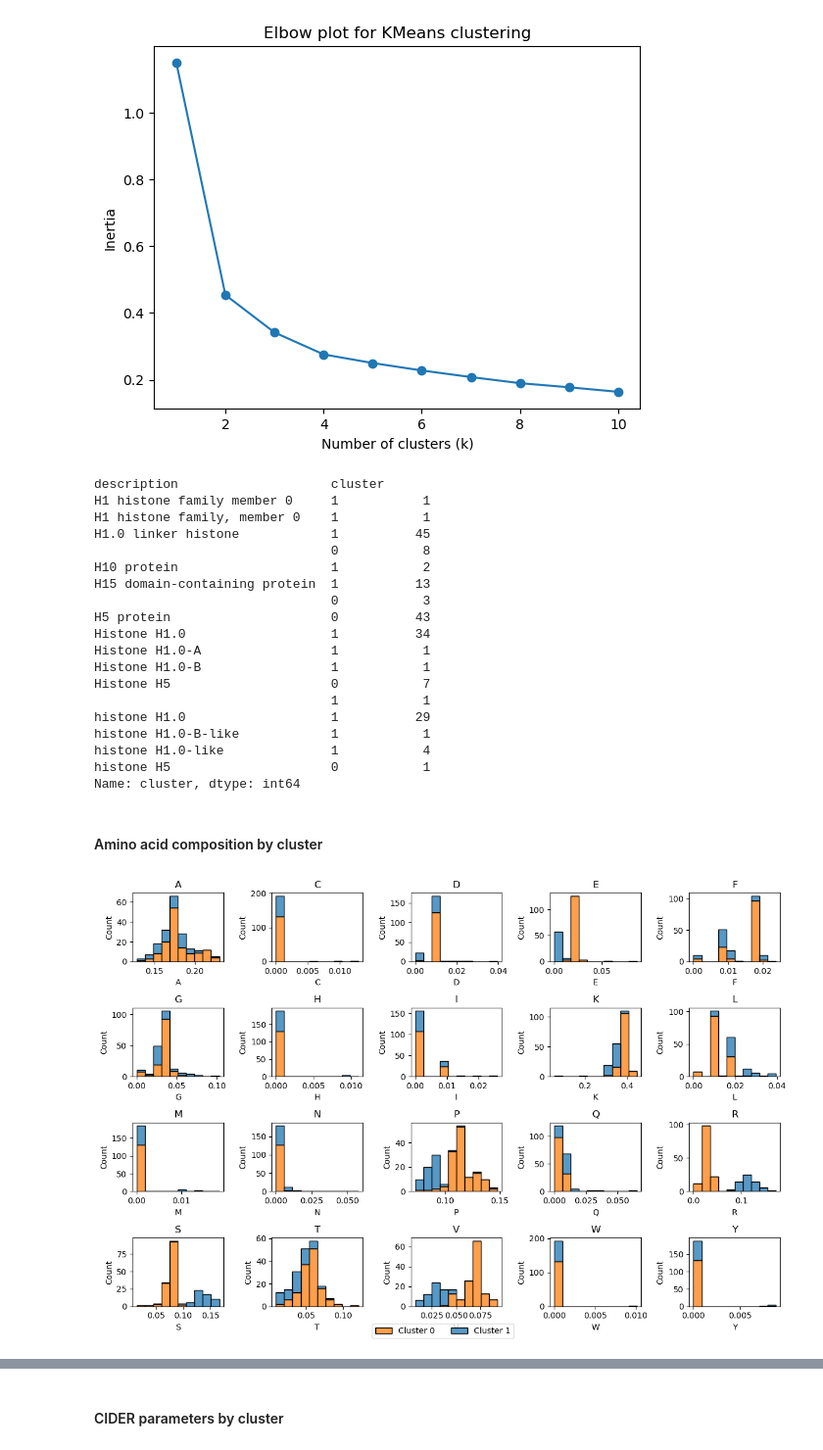
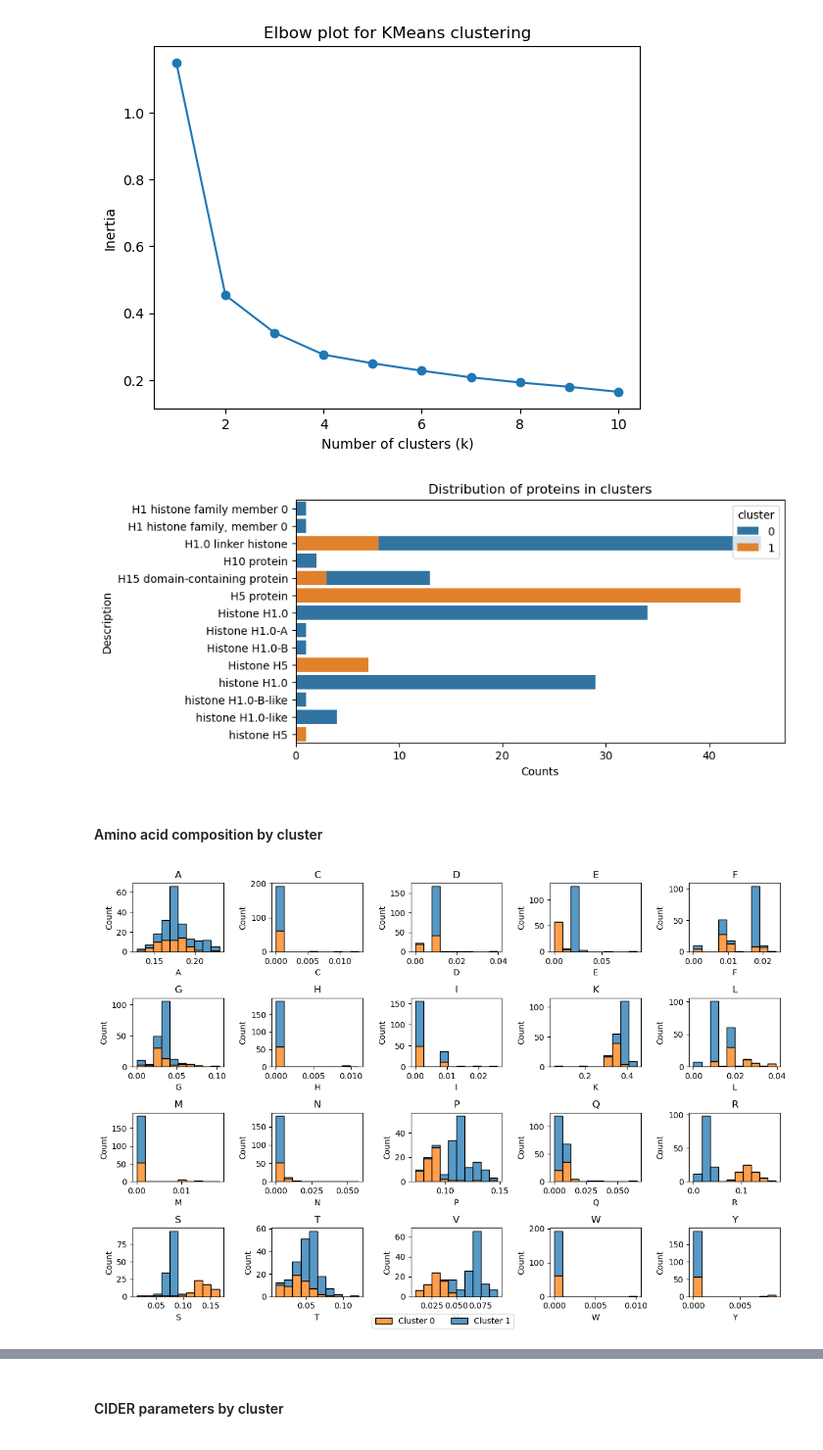
Before and after one commit to frederikespersen/OrthoIDP, a Jupyter notebook: Analysis.ipynb, the cells around one changed output, grey strips where cells are left out. Shown at 98% size. Saved outputs shown, nothing was run; the diff lists cells and outputs as text; code cells hidden in the pictures.

```diff
--- a/Analysis.ipynb
+++ b/Analysis.ipynb
@@ -172,3 +210,18 @@ plt.show()
 # %% [markdown]
 ### Principal component analysis
+# %%
+# Performing PCA
+# Standardising data
+features = ortho[analyse_data.amino_acids]
+features = (features - features.mean()) / features.std()
+
+# Perform PCA
+pca = PCA()
+
+# Calculate principal components
+pca_pcs = pd.DataFrame(pca.fit_transform(features), columns=[f'PC{i+1}' for i in range(len(features.columns))], index=features.index)
+# %%
+# Joining principalcomponents to metadata
+ortho = ortho[list(set(ortho.columns) - set(pca_pcs.columns))]
+ortho = ortho.join(pca_pcs)
 # %%
@@ -201,0 +248,12 @@ plt.show()
+# %%
+# Plotting rotational matrix for first two PCs
+rotation_matrix = pca.components_.T
+fig, ax = plt.subplots()
+ax.scatter(rotation_matrix[:,0], rotation_matrix[:,1])
+for i, feature_name in enumerate(features.columns):
+    ax.annotate(feature_name, (rotation_matrix[i,0], rotation_matrix[i,1]))
+ax.set_xlabel('PC1')
+ax.set_ylabel('PC2')
+ax.hlines(0,-0.5, 0.5, 'k', 'dotted')
+ax.vlines(0,-0.5, 0.5, 'k', 'dotted')
+plt.show()
@@ -234,58 +294,45 @@ k = 2
 # %%
 # Assigning labels from clustering
 # Load the data
-features = metadata[analyse_data.amino_acids]
+features = ortho[analyse_data.amino_acids]
 
 # Clustering
 kmeans = KMeans(n_clusters=k, n_init=50)
 kmeans.fit(features)
 
 # Assigning labels
-metadata['cluster'] = kmeans.predict(features)
+ortho['cluster'] = kmeans.predict(features)
 
-# Showing cluster members
-metadata.groupby('description')['cluster'].value_counts()
+# Plotting protein assignment to clusters
+sns.barplot(data=ortho.groupby(['description', 'cluster'])['variant'].count().reset_index(), x='variant', y='description', hue='cluster', dodge=False, orient='h')
+plt.xlabel("Counts")
+plt.ylabel("Description")
+plt.title("Distribution of proteins in clusters")
+plt.show()
 # %% [output]
-description                    cluster
-H1 histone family member 0     1           1
-H1 histone family, member 0    1           1
-H1.0 linker histone            1          45
-                               0           8
-H10 protein                    1           2
-H15 domain-containing protein  1          13
-                               0           3
-H5 protein                     0          43
-Histone H1.0                   1          34
-Histone H1.0-A                 1           1
-Histone H1.0-B                 1           1
-Histone H5                     0           7
-                               1           1
-histone H1.0                   1          29
-histone H1.0-B-like            1           1
-histone H1.0-like              1           4
-histone H5                     0           1
-Name: cluster, dtype: int64
+[figure, added]
 # %% [markdown]
 #### Amino acid composition by cluster
 # %%
 # Plotting amino acids distribution with clusterings
 # Setting plot dimensions
 dimensions = (4,5)
 fig, axes = plt.subplots(*dimensions, figsize=(12,8))
+amino_acids = np.reshape(analyse_data.amino_acids, dimensions)
 
 # Looping over subplots and amino acids
 for i in range(dimensions[0]):
     for j in range(dimensions[1]):
         ax = axes[i,j]
         aa = amino_acids[i,j]
-        sns.histplot(data=metadata, x=aa, hue='cluster', bins=10, ax=ax, multiple='stack')
+        sns.histplot(data=ortho, x=aa, hue='cluster', bins=10, ax=ax, multiple='stack')
         ax.set_title(aa)
         ax.get_legend().remove() # remove legend from individual subplots
 
 # Add a common legend outside the subplots
 fig.legend([f'Cluster {ki}' for ki in range(k)], ncols=k, loc='lower center')
 
 plt.tight_layout()
 plt.show()
 # %% [output]
-[figure, old version]
+[figure, new version]
```
Also changed, not shown: parts of 27 cells of this notebook, 1 other file.
